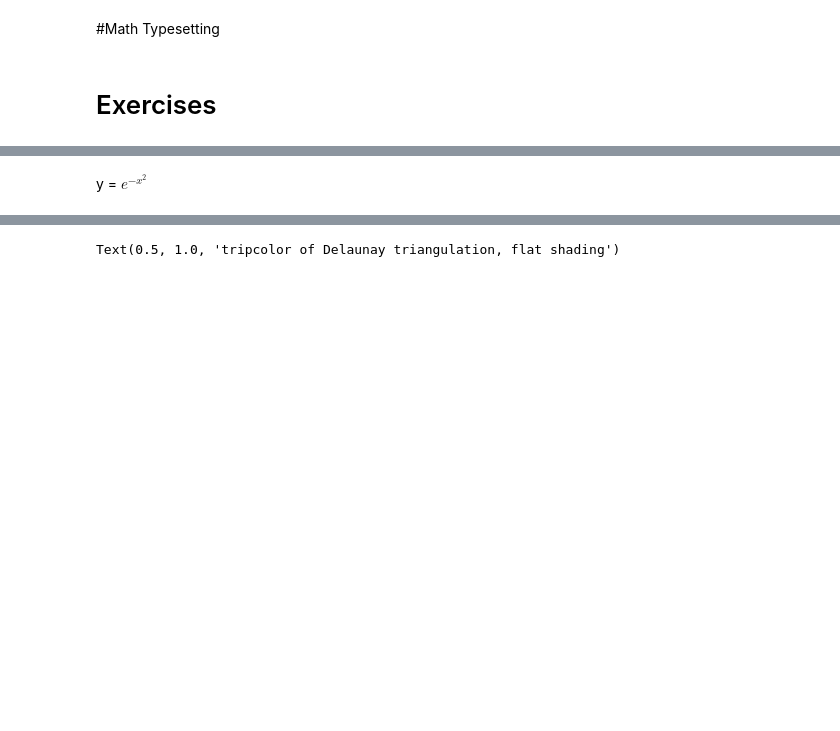
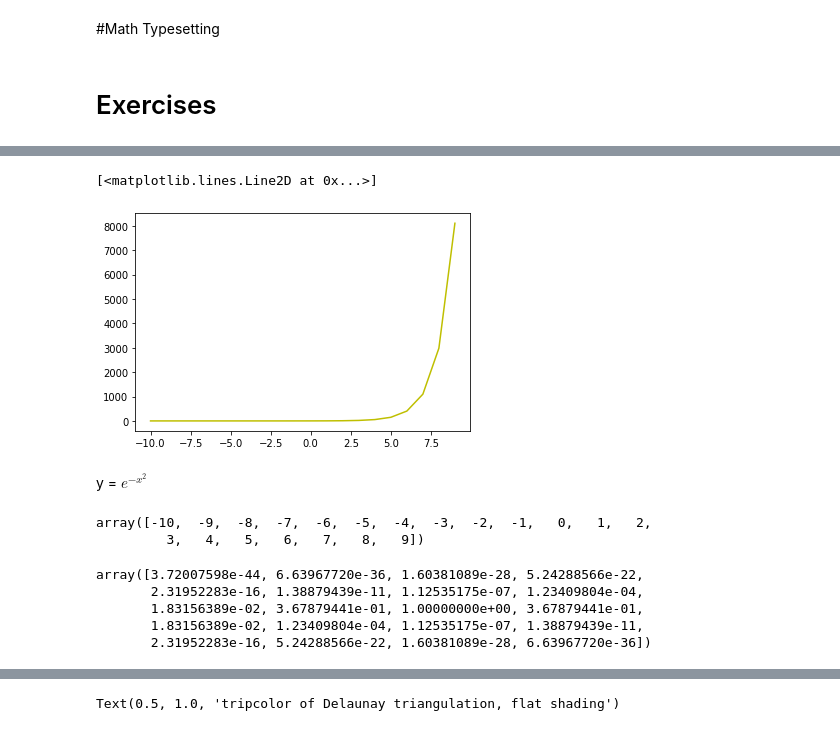
Before and after one commit to jgerdes2021/Gerdes_Probability_Statistics-Fall-2022, a Jupyter notebook: Gerdes_Stats_2022_Lab_1.ipynb, the cells around one changed output, grey strips where cells are left out. Drawn from its saved outputs; the diff is of its cells as text; code cells hidden in the pictures; blank space fills up the shorter version.

```diff
--- a/Gerdes_Stats_2022_Lab_1.ipynb
+++ b/Gerdes_Stats_2022_Lab_1.ipynb
@@ -109,2 +126,7 @@ y = $e^x$
+# %%
+plt.plot(x,y,'y')
+# %% [output]
+[<matplotlib.lines.Line2D at 0x...>]
+[figure, added]
 # %% [markdown]
 y = $e^{-x^2}$
@@ -110,0 +138,5 @@ y = $e^{-x^2}$
+# %%
+x
+# %% [output]
+array([-10,  -9,  -8,  -7,  -6,  -5,  -4,  -3,  -2,  -1,   0,   1,   2,
+         3,   4,   5,   6,   7,   8,   9])
@@ -110,0 +145,8 @@ y = $e^{-x^2}$
+# %%
+y
+# %% [output]
+array([3.72007598e-44, 6.63967720e-36, 1.60381089e-28, 5.24288566e-22,
+       2.31952283e-16, 1.38879439e-11, 1.12535175e-07, 1.23409804e-04,
+       1.83156389e-02, 3.67879441e-01, 1.00000000e+00, 3.67879441e-01,
+       1.83156389e-02, 1.23409804e-04, 1.12535175e-07, 1.38879439e-11,
+       2.31952283e-16, 5.24288566e-22, 1.60381089e-28, 6.63967720e-36])
```
Also changed, not shown: parts of 35 cells of this notebook.
